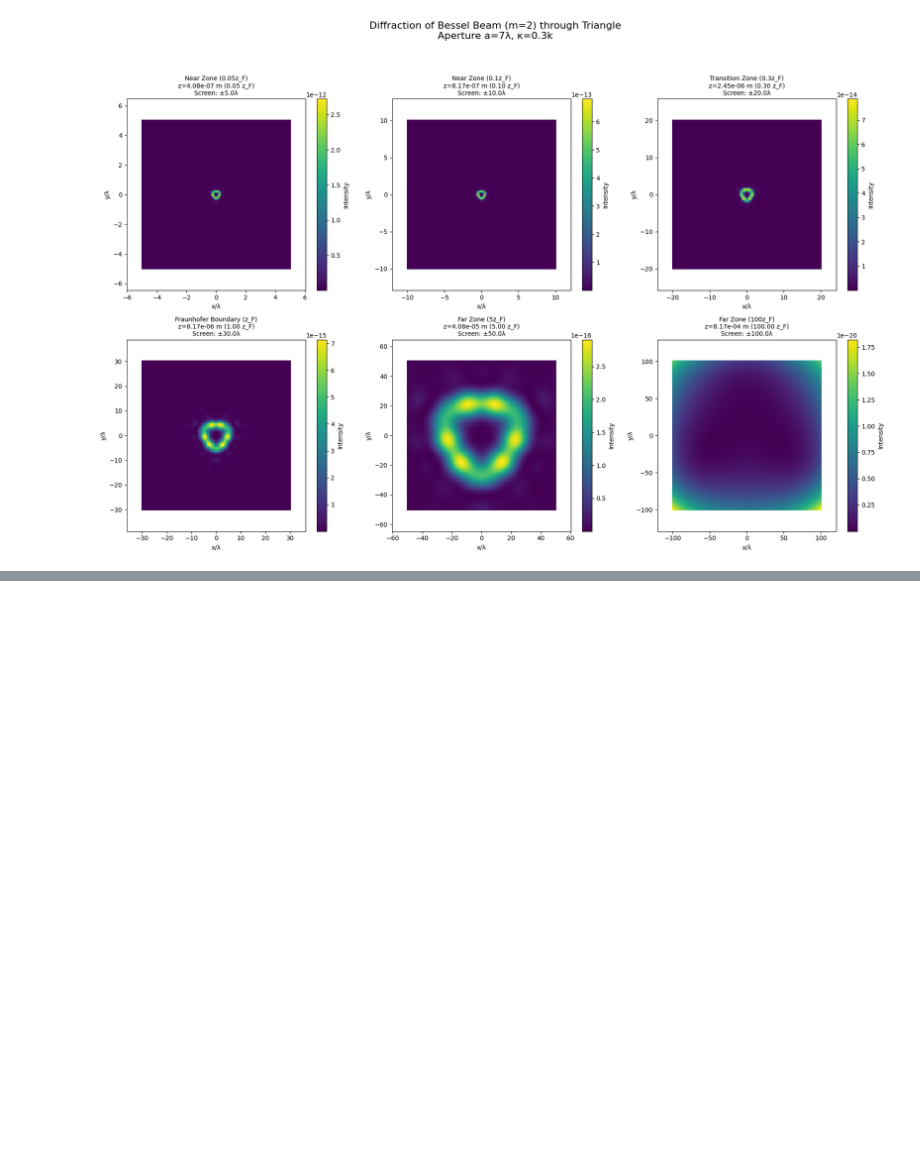
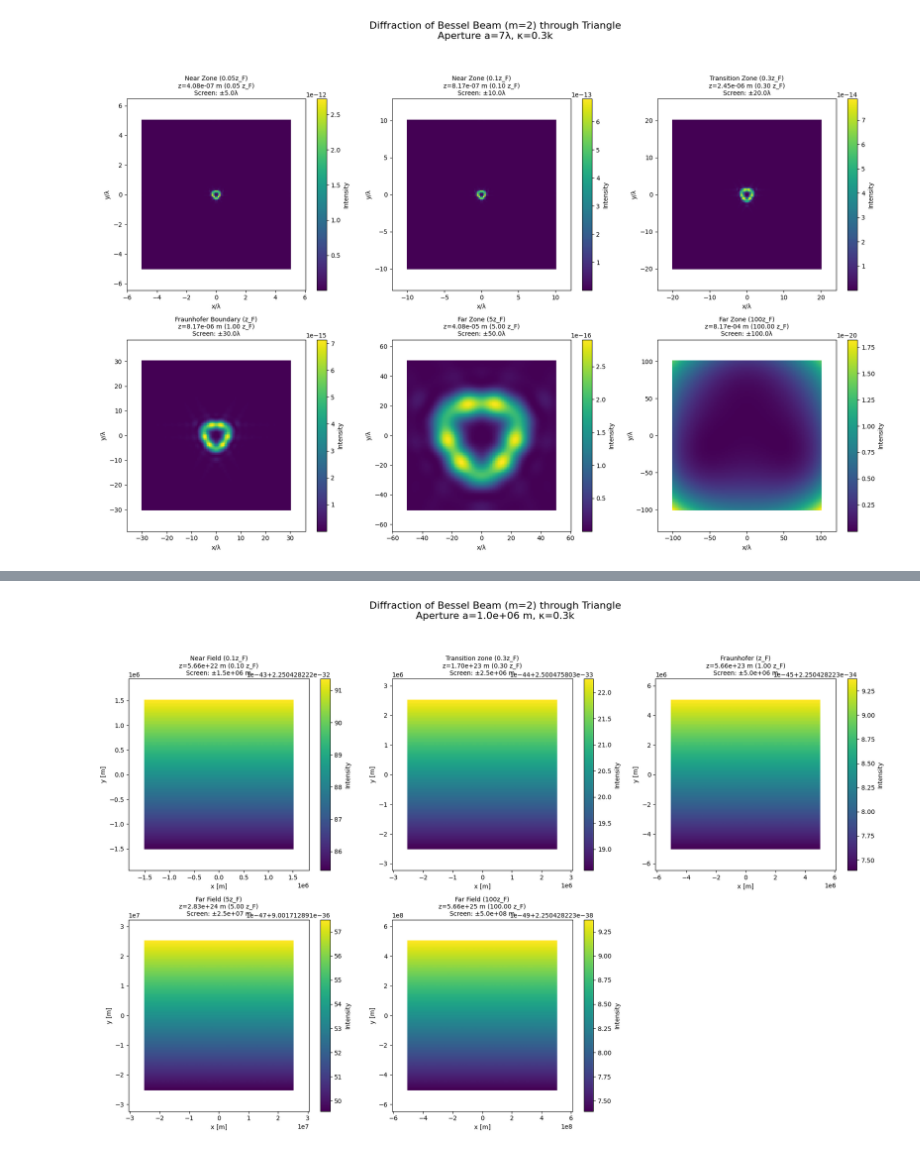
Before and after one commit to nsborodin/twisted_diffraction, a Jupyter notebook: triangle_diffraction.ipynb, the cells around one changed output, grey strips where cells are left out. Cells and saved outputs as stored; diff of their text form; code cells hidden in the pictures; blank space fills up the shorter version.

Commit message:
Zones

```diff
--- a/triangle_diffraction.ipynb
+++ b/triangle_diffraction.ipynb
@@ -404,3 +404,96 @@ Calculating for zone: Fraunhofer Boundary (z_F)
 Calculating for zone: Far Zone (5z_F)
 Calculating for zone: Far Zone (100z_F)
 [figure]
+# %%
+me = 0.511e6           # масса электрона (эВ)
+E_k = 100e3            # кинетическая энергия (эВ)
+E = 1 + E_k / me
+k_wave = np.sqrt(E**2 - 1)  # волновое число (безразмерный)
+theta = 0.0001         # угол раствора (рад)
+k_z = k_wave * np.cos(theta)
+lambda_c = 386e-15     # комптоновская длина волны, м
+lambda_e = lambda_c / k_wave  # длина волны электрона, м
+
+# Геометрия апертуры
+triangle_a = 1e6       # сторона треугольника, м (как L в electron notebook)
+rotation_angle = 0     # угол поворота треугольника (градусы)
+
+kappa_bessel_factor = 0.3
+kappa_bessel = kappa_bessel_factor * k_wave
+
+# --- Parameters for Fresnel Zone Calculation ---
+# Characteristic size of the aperture (distance from center to vertex for equilateral triangle)
+D = triangle_a / np.sqrt(3)
+
+# Fraunhofer distance
+z_fraunhofer = (D**2) / lambda_e
+print(f"Characteristic aperture size D: {D:.2e} m")
+print(f"Fraunhofer distance z_F: {z_fraunhofer:.2e} m")
+
+# Definition of zones (b_scale теперь в абсолютных единицах, как в electron notebook)
+zones = [
+    {"z_factor": 0.1,  "b_scale": 0.3,  "label": "Near Field (0.1z_F)"},
+    {"z_factor": 0.3,  "b_scale": 0.5,  "label": "Transition zone (0.3z_F)"},
+    {"z_factor": 1.0,  "b_scale": 1.0,  "label": "Fraunhofer (z_F)"},
+    {"z_factor": 5.0,  "b_scale": 5.0,  "label": "Far Field (5z_F)"},
+    {"z_factor": 100.0, "b_scale": 100.0, "label": "Far Field (100z_F)"},
+]
+
+# Target m value for Bessel beam
+m_target = 2
+
+# Number of points for screen grid and aperture integration
+N_screen_points = 100  # Resolution of the calculated image on the screen
+N_aperture_samples = 50 # Number of samples for integration over the aperture (N in far_field_bessel_triangle)
+
+# --- Plotting Setup ---
+fig, axes = plt.subplots(2, 3, figsize=(18, 12)) # Adjusted to 2 rows, 3 columns for better aspect ratio
+axes = axes.ravel() # Flatten the 2D array of axes
+
+# --- Calculation and Plotting Loop ---
+for idx, zone in enumerate(zones):
+    print(f"Calculating for zone: {zone['label']}")
+
+    # Distance to screen for the current zone
+    z_dist = zone["z_factor"] * z_fraunhofer
+
+    # Screen coordinates setup
+    # b_scale теперь абсолютный размер (м)
+    b = zone["b_scale"] * 5e6  # как в electron notebook
+
+    x_coords_plot = np.linspace(-b, b, N_screen_points)
+    y_coords_plot = np.linspace(-b, b, N_screen_points)
+    XX_m, YY_m = np.meshgrid(x_coords_plot, y_coords_plot)
+
+    intensity = np.zeros_like(XX_m, dtype=float)
+
+    # Calculate intensity on the screen
+    for i in range(XX_m.shape[0]):
+        for j in range(XX_m.shape[1]):
+            U = far_field_bessel_triangle(
+                XX_m[i, j], YY_m[i, j],
+                z_dist,
+                k_wave, kappa_bessel, m_target,
+                triangle_a, rotation_angle, N=N_aperture_samples
+            )
+            intensity[i, j] = np.abs(U)**2
+
+    # Plotting for the current zone
+    ax = axes[idx]
+    im = ax.pcolormesh(x_coords_plot, y_coords_plot, intensity.T, shading='auto', cmap='viridis')
+
+    title_str = f"{zone['label']}\nz={z_dist:.2e} m ({zone['z_factor']:.2f} z_F)\nScreen: ±{b:.1e} m"
+    ax.set_title(title_str, fontsize=10)
+    ax.set_xlabel("x [m]")
+    ax.set_ylabel("y [m]")
+    ax.axis('equal') # Ensure aspect ratio is preserved
+    fig.colorbar(im, ax=ax, label='Intensity')
+
+# Hide any unused subplots if the number of zones is less than subplot cells
+for i in range(len(zones), len(axes)):
+    axes[i].axis('off')
+
+plt.suptitle(f'Diffraction of Bessel Beam (m={m_target}) through Triangle\nAperture a={triangle_a:.1e} m, κ={kappa_bessel_factor}k', fontsize=16, y=1.0)
+plt.tight_layout(rect=[0, 0, 1, 0.96]) # Adjust layout to make space for suptitle
+plt.show()
+# %% [output]
@@ -406,0 +507 @@ Calculating for zone: Far Zone (100z_F)
+[figure, added]
```
Also changed, not shown: parts of 1 cell of this notebook, 11 other files.
